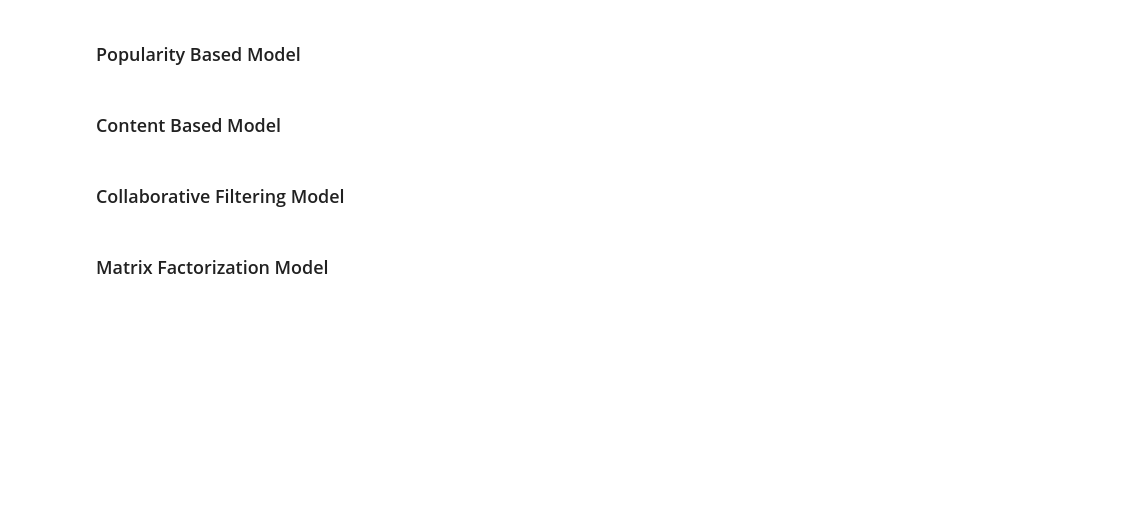
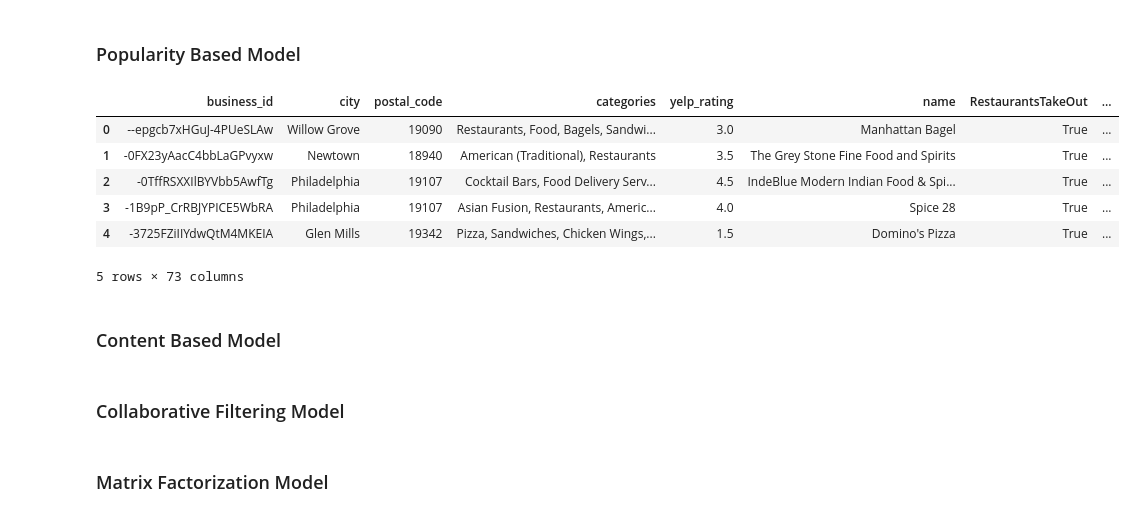
Before and after one commit to BT4222Yelp/YelpRecommender, a Jupyter notebook: 13_CombinedPipeline.ipynb, the cells around one changed output. Saved outputs shown, nothing was run; the diff lists cells and outputs as text; code cells hidden in the pictures; blank space fills up the shorter version.

```diff
--- a/13_CombinedPipeline.ipynb
+++ b/13_CombinedPipeline.ipynb
@@ -13,5 +15,30 @@ import torch.nn as nn
 import torch.optim as optim
 # %%
 train_df = pd.read_csv("train_df.csv")
+user_df = pd.read_csv('PA_restaurant_user_with_loc.csv')
+restaurant_w_train_ave_stars_df=pd.read_csv('restaurant_w_train_ave_stars.csv')
 # %% [markdown]
 ### Popularity Based Model
+# %%
+## Process Opening hour information for further usage
+
+def safe_literal_eval(x):
+  if isinstance(x, str):
+    try:
+      return ast.literal_eval(x)
+    except (ValueError, SyntaxError):
+      return None
+  return None
+
+
+
+restaurant_w_train_ave_stars_df['hours'] = restaurant_w_train_ave_stars_df['hours'].apply(safe_literal_eval)
+restaurant_w_train_ave_stars_df.head()
+# %% [output]
+|  | business_id | city | postal_code | categories | yelp_rating | name | RestaurantsTakeOut | ... |
+| 0 | --epgcb7xHGuJ-4PUeSLAw | Willow Grove | 19090 | Restaurants, Food, Bagels, Sandwi... | 3.0 | Manhattan Bagel | True | ... |
+| 1 | -0FX23yAacC4bbLaGPvyxw | Newtown | 18940 | American (Traditional), Restaurants | 3.5 | The Grey Stone Fine Food and Spirits | True | ... |
+| 2 | -0TffRSXXIlBYVbb5AwfTg | Philadelphia | 19107 | Cocktail Bars, Food Delivery Serv... | 4.5 | IndeBlue Modern Indian Food & Spi... | True | ... |
+| 3 | -1B9pP_CrRBJYPICE5WbRA | Philadelphia | 19107 | Asian Fusion, Restaurants, Americ... | 4.0 | Spice 28 | True | ... |
+| 4 | -3725FZiIIYdwQtM4MKEIA | Glen Mills | 19342 | Pizza, Sandwiches, Chicken Wings,... | 1.5 | Domino's Pizza | True | ... |
+5 rows × 73 columns
```
Also changed, not shown: parts of 10 cells of this notebook, 4 other files.
